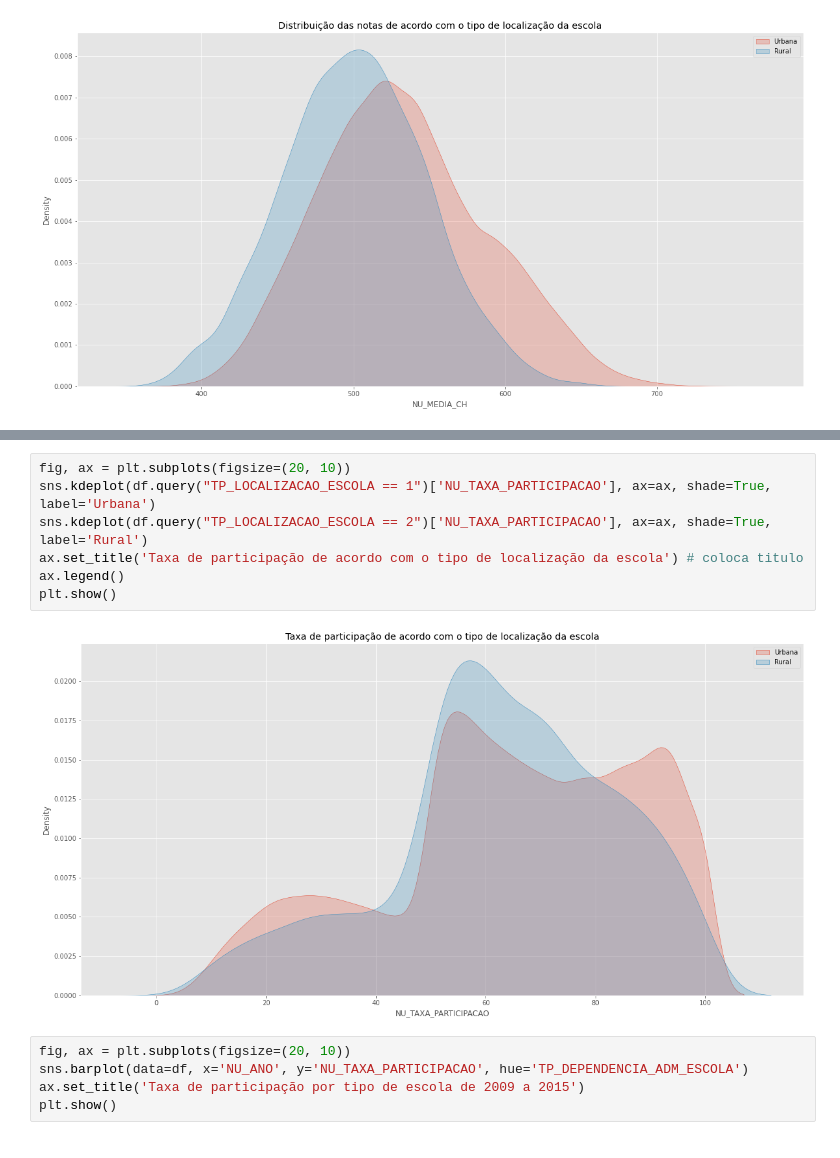
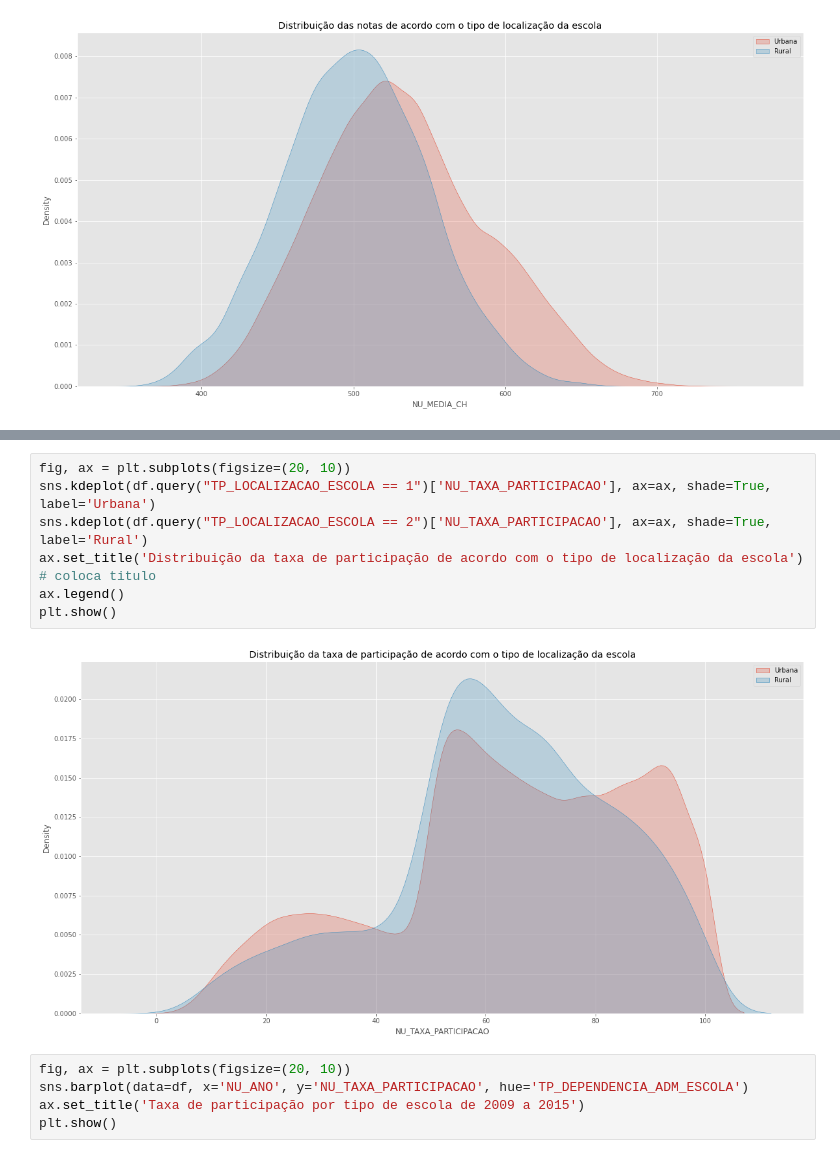
Before and after one commit to osbrabos/dataviz-enem, a Jupyter notebook: school-analysis.ipynb, the cells around one changed output, grey strips where cells are left out. Drawn from its saved outputs; the diff is of its cells as text.

```diff
--- a/school-analysis.ipynb
+++ b/school-analysis.ipynb
@@ -182,12 +182,12 @@ plt.show()
 # %%
 fig, ax = plt.subplots(figsize=(20, 10))
 sns.kdeplot(df.query("TP_LOCALIZACAO_ESCOLA == 1")['NU_TAXA_PARTICIPACAO'], ax=ax, shade=True, label='Urbana')
 sns.kdeplot(df.query("TP_LOCALIZACAO_ESCOLA == 2")['NU_TAXA_PARTICIPACAO'], ax=ax, shade=True, label='Rural')
-ax.set_title('Taxa de participação de acordo com o tipo de localização da escola') # coloca titulo
+ax.set_title('Distribuição da taxa de participação de acordo com o tipo de localização da escola') # coloca titulo
 ax.legend()
 plt.show()
 # %% [output]
-[figure, old version]
+[figure, new version]
 # %%
 fig, ax = plt.subplots(figsize=(20, 10))
 sns.barplot(data=df, x='NU_ANO', y='NU_TAXA_PARTICIPACAO', hue='TP_DEPENDENCIA_ADM_ESCOLA')
```
Also changed, not shown: parts of 6 cells of this notebook.
